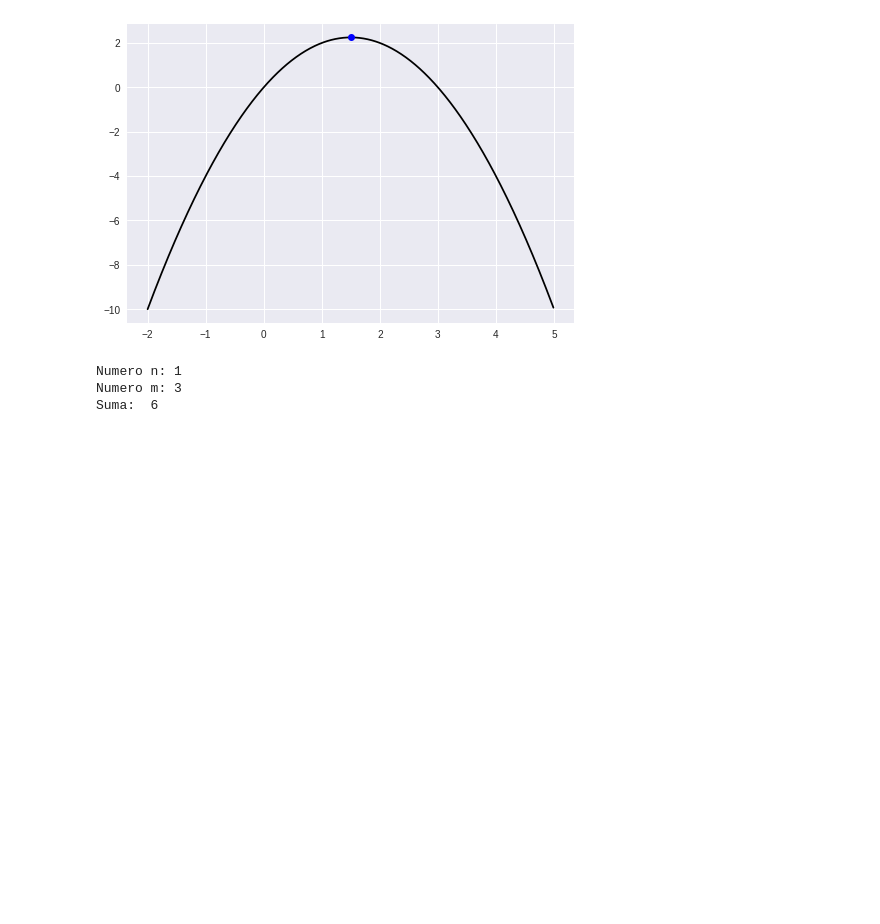
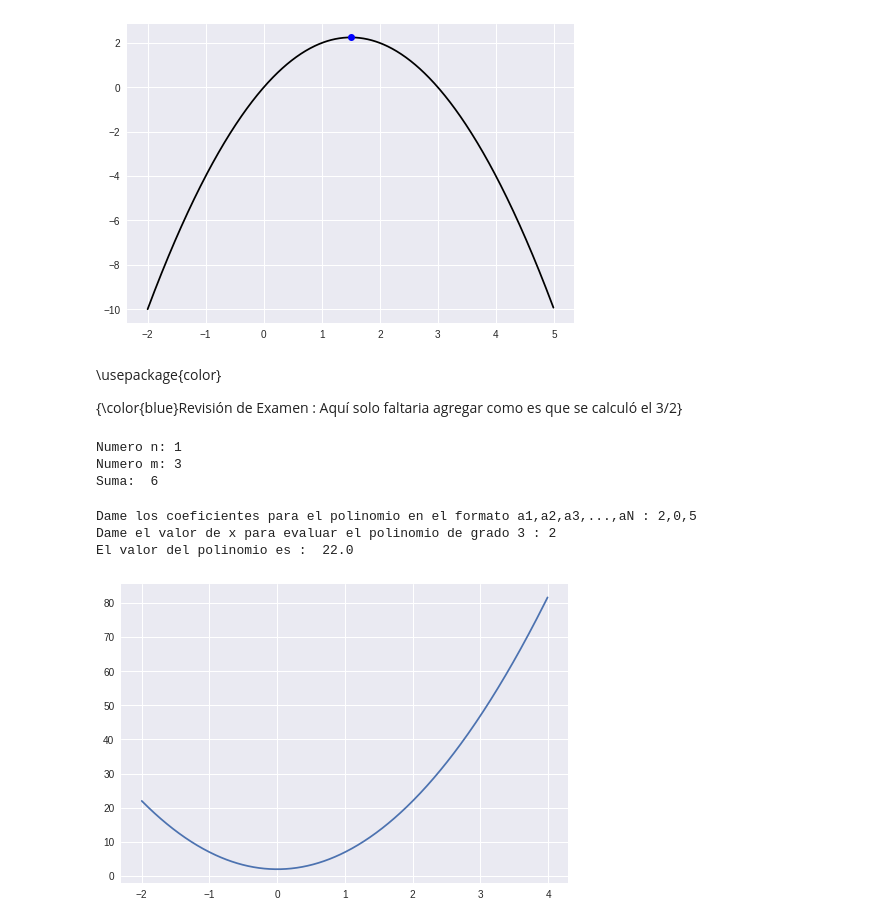
Before and after one commit to FisicaComputacionalOtono2018/20180904-examen-primerparcialpythonbeginersdiagramsandplots-Raquel117, a Jupyter notebook: Ordinario_1.ipynb, the cells around one changed output. Saved outputs shown, nothing was run; the diff lists cells and outputs as text; code cells hidden in the pictures; blank space fills up the shorter version.

Commit message:
calificacion de examen

```diff
--- a/Ordinario_1.ipynb
+++ b/Ordinario_1.ipynb
@@ -56,6 +56,10 @@ plt.plot(3/2, r, "bo")
 plt.show()
 # %% [output]
 [figure]
+# %% [markdown]
+\usepackage{color}
+
+{\color{blue}Revisión de Examen : Aquí solo faltaria agregar como es que se calculó el 3/2}
 # %%
 #Problema 3
 
@@ -87,3 +92,48 @@ print("Suma: ", suma)
 Numero n: 1
 Numero m: 3
 Suma:  6
+# %%
+#Solución del tercer ejercicio
+#Autor : Maria Isabel Pedraza Morales
+#Fecha : Agosto 2018
+#Programa que lee un número N de coeficientes y calcula el valor del polinomio N-1 para un valor de X dado.
+
+#importamos las librerias que usaremos para graficar el polinomio
+import matplotlib.pyplot as plt
+#importamos la libreria que usaremos para crear un arreglo de nuemeros usando la función arange
+import numpy as np
+
+#función que toma N coeficientes y evalua el polinomio de grado N-1 con dichos coeficientes en el punto X.
+def polinomio(coeficientes,x):
+  potencia=0
+  funcion=0
+  for i in coeficientes:
+    funcion=funcion+float(i)*x**potencia
+    potencia=potencia+1
+  return funcion
+
+#leemos los coeficientes como una cadena de números separados por comas
+coefcadena = input("Dame los coeficientes para el polinomio en el formato a1,a2,a3,...,aN : ")
+#creamos un vector con los coeficientes (recordemos que aún están en formato cadena (string))
+coeficientes=coefcadena.split(",")
+
+#extraemos el número de coeficientes que nos dará el grado del polinomio
+N=len(coeficientes)
+#creo la cadena con el texto que usaré para pedir el valor de x en el que será evaluado el polinomio
+cadena2 = "Dame el valor de x para evaluar el polinomio de grado "+str(N)+" : "
+#se lee el valor de x en el que será evaluado el polinomio
+x=float(input(cadena2))
+#se imprime y se manda a llamar a la función que evalua el polinomio de grado N-1 en el punto X
+print("El valor del polinomio es : ", polinomio(coeficientes,x))
+
+#Se crea el arreglo de valores en los que se evaluará la función para graficarla
+t = np.arange(-2.0, 4.0, 0.01)
+#Se crea la gráfica en el rango t del polinomio
+plt.plot(t, polinomio(coeficientes,t))
+#se muestra la gráfica
+plt.show()
+# %% [output]
+Dame los coeficientes para el polinomio en el formato a1,a2,a3,...,aN : 2,0,5
+Dame el valor de x para evaluar el polinomio de grado 3 : 2
+El valor del polinomio es :  22.0
+[figure, added]
```
Also changed, not shown: parts of 1 cell of this notebook, 1 other file.
